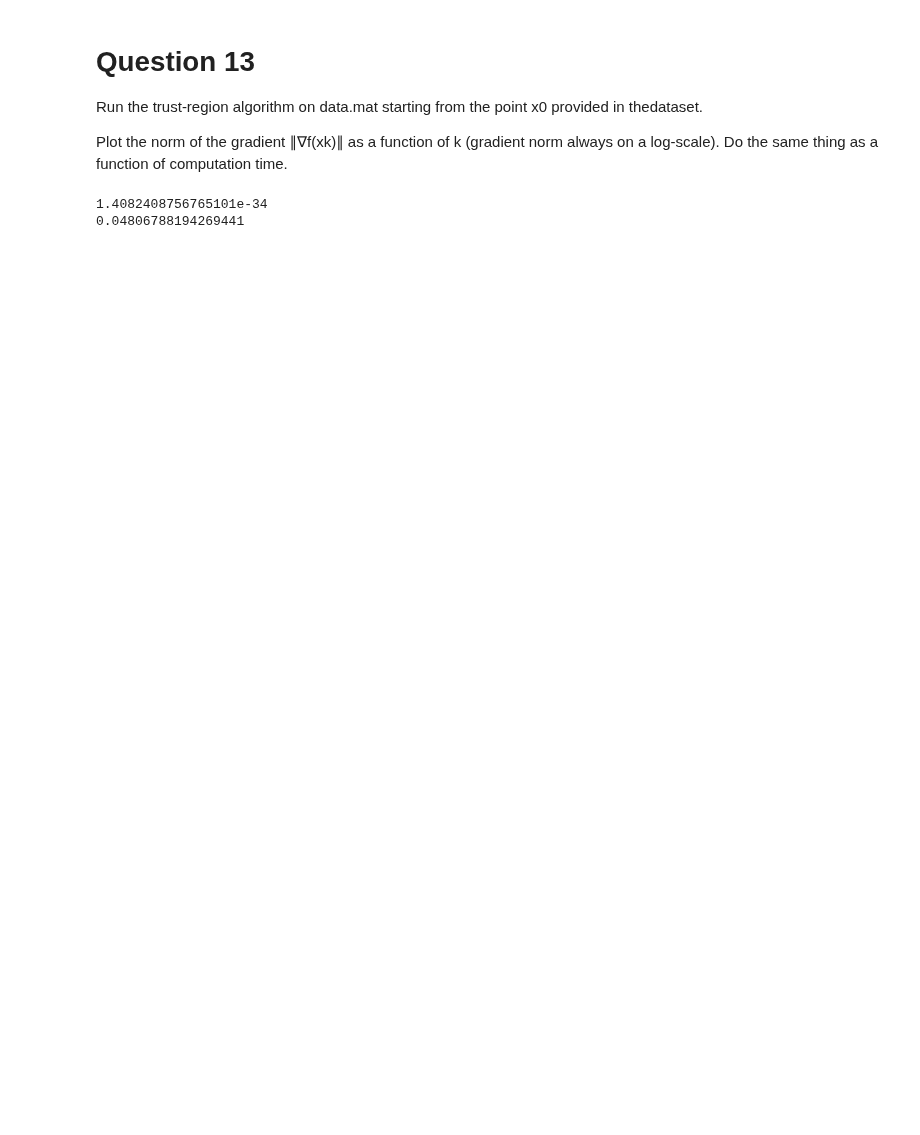
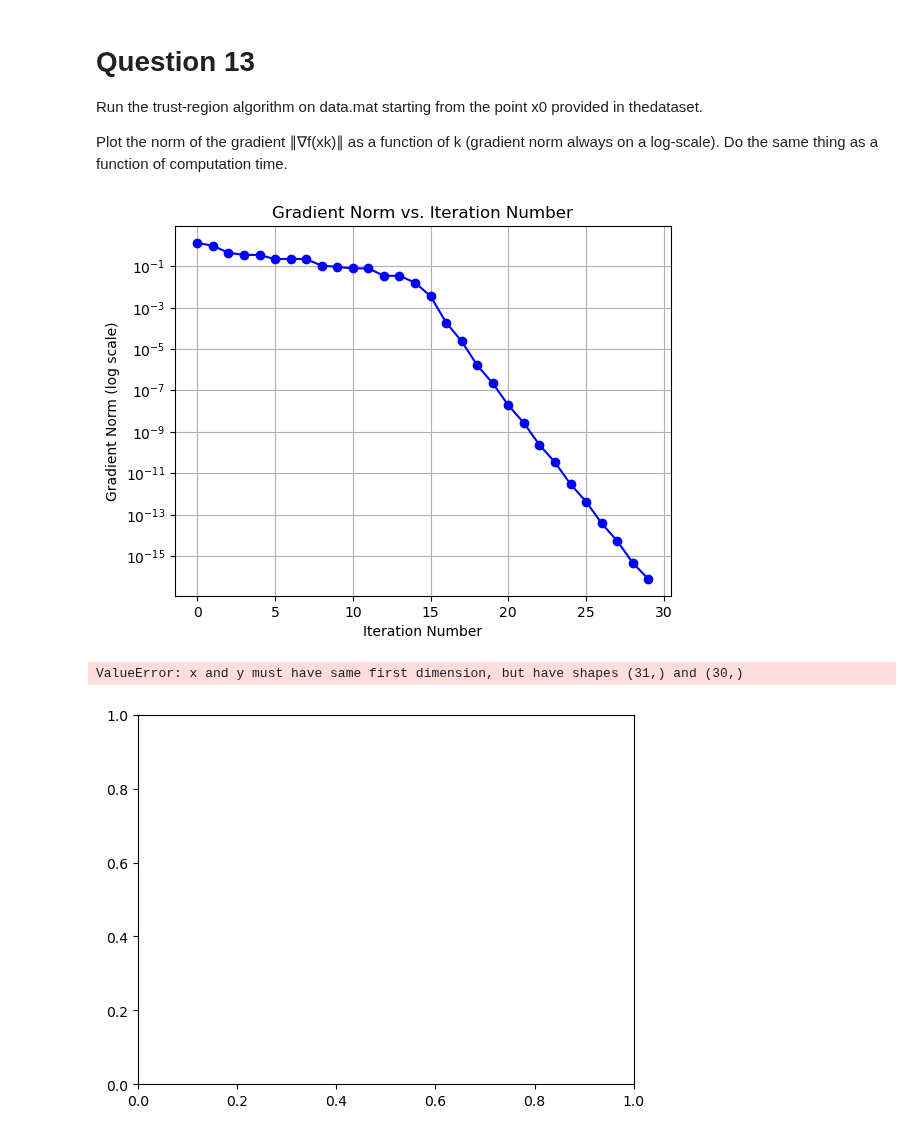
Before and after one commit to gzein/ContOpt_HW2, a Jupyter notebook: ContOpt_HW2.ipynb, the cells around one changed output. Cells and saved outputs as stored; diff of their text form; code cells hidden in the pictures; blank space fills up the shorter version.

```diff
--- a/ContOpt_HW2.ipynb
+++ b/ContOpt_HW2.ipynb
@@ -608,33 +589,31 @@ Run the trust-region algorithm on data.mat starting from the point x0 provided i
 Plot the norm of the gradient ∥∇f(xk)∥ as a function of k (gradient norm always on a log-scale). Do the same thing as a function of computation time.
 # %%
 # plotting function for gradient norm vs iteration number
-def plot_gradient_norm(gradient_norms:np.ndarray):
+def plot_gradient_norm_iterations(gradient_norms:np.ndarray):
     plt.plot(gradient_norms, marker='o', linestyle='-', color='b')
     plt.title("Gradient Norm vs. Iteration Number") # need to maybe change this to a different title ###################
     plt.xlabel("Iteration Number")
     plt.ylabel("Gradient Norm (log scale)")
     plt.yscale('log')
     plt.grid()
     plt.show()
 
-#x0
-x0 = X0  #x0
-#x0, iterates,gradient_norms1,times = TRsolver(x0, delta_0, delta_bar)
+# plotting function for gradient norm vs iteration number
+def plot_gradient_norm_time(gradient_norms1: list, time_array1: list):
+    plt.plot(time_array1, gradient_norms1, marker='o', linestyle='-', color='b', label='Gradient descent')
+    plt.title("Gradient Norm vs. Computation Time")
+    plt.xlabel("Computation Time (seconds)")
+    plt.ylabel("Gradient Norm (log scale)")
+    plt.yscale('log')
+    plt.grid()
+    plt.legend()
+    plt.show()
 
-#x_random
-x_random = np.random.uniform(-0.5, 0.5, (d, K))  # Random X
-#x0, iterates,gradient_norms2 = TRsolver(x_random, delta_0, delta_bar)
-
-#x_random2
-x_random2 = np.random.uniform(-0.5, 0.5, (d, K))  # Random X
-#x0, iterates,gradient_norms3,times = TRsolver(x_random2, delta_0, delta_bar)
-
-#plot_gradient_norm(gradient_norms1);
-#plot_gradient_norm(gradient_norms2);
-#plot_gradient_norm(gradient_norms3);
+#test with X0 given
+solution,grad_norms,time_array = trust_region_method(X0,delta_bar, delta_0)
+plot_gradient_norm_iterations(grad_norms)
+plot_gradient_norm_time(grad_norms,time_array)
+# %% [output]
+[figure, added]
+ValueError: x and y must have same first dimension, but have shapes (31,) and (30,)
+[figure, added]
-# %%
-print(f(data['Xstar'], P, y))
-print(f(x0, P, y))
-# %% [output]
-1.4082408756765101e-34
-0.04806788194269441
```
Also changed, not shown: parts of 14 cells of this notebook.
